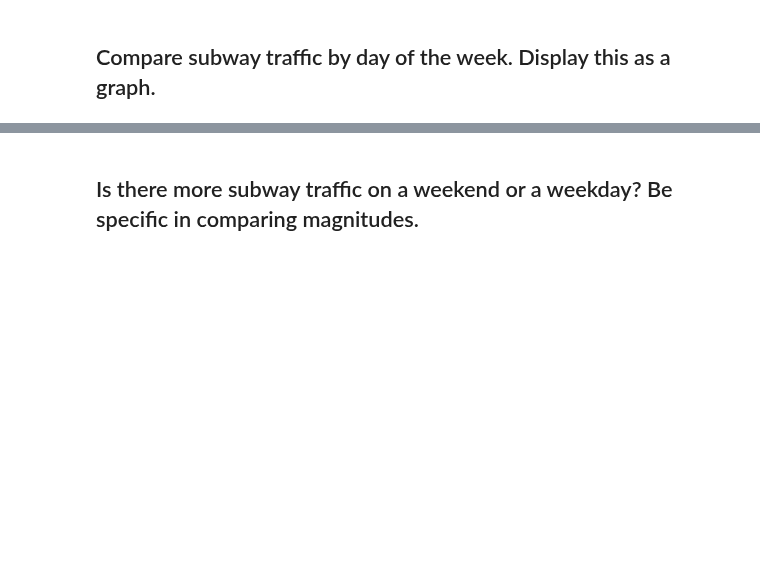
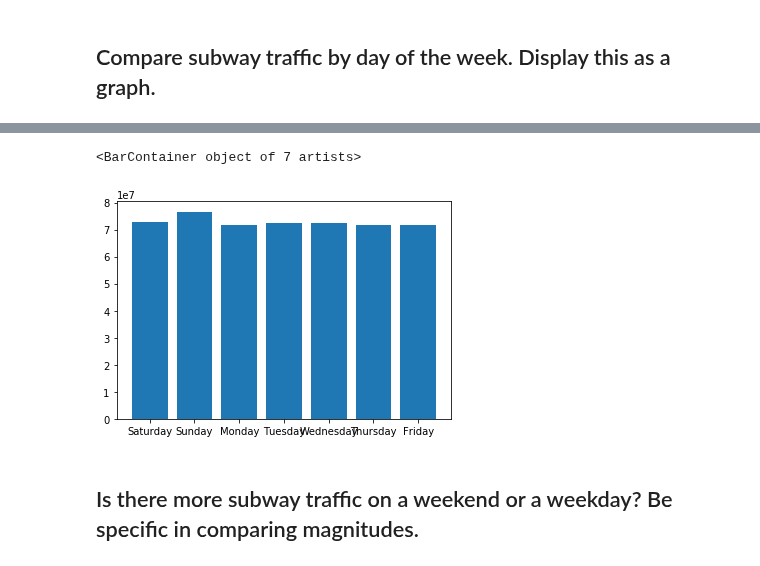
Before and after one commit to mandoiwanaga/dsc-0-03-08-understanding-pandas-series-and-dataframes-lab-seattle-ds-career-040119, a Jupyter notebook: index.ipynb, the cells around one changed output, grey strips where cells are left out. Cells and saved outputs as stored; diff of their text form; code cells hidden in the pictures; blank space fills up the shorter version.

```diff
--- a/index.ipynb
+++ b/index.ipynb
@@ -157,7 +157,10 @@ traffic_by_day = []
 for day in days_of_week:
     traffic_by_day.append(df[df.day_of_week == day].total_traffic.mean())
 # %%
-plt.bar(days, df.traffic_by_day)
+plt.bar(days_of_week, traffic_by_day)
+# %% [output]
+<BarContainer object of 7 artists>
+[figure, added]
 # %% [markdown]
 ## Is there more subway traffic on a weekend or a weekday?    Be specific in comparing magnitudes.
 # %%
```
